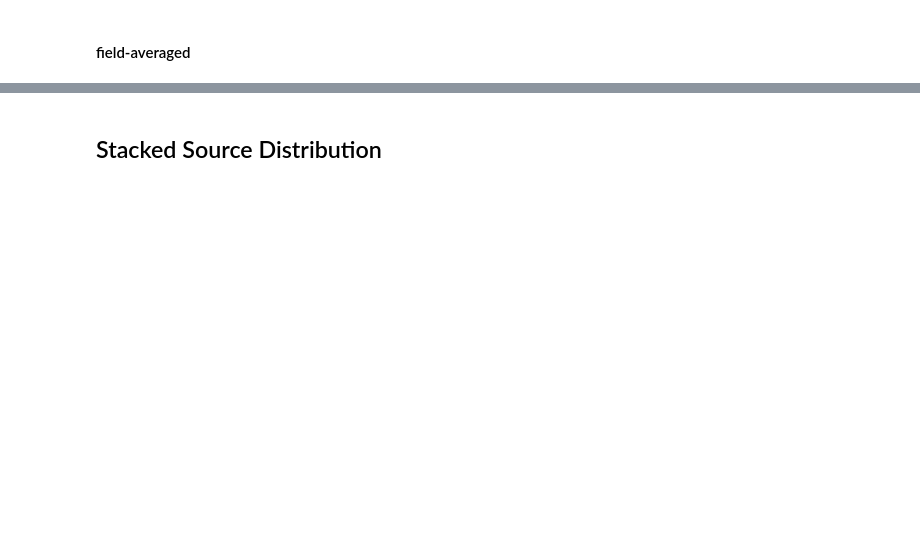
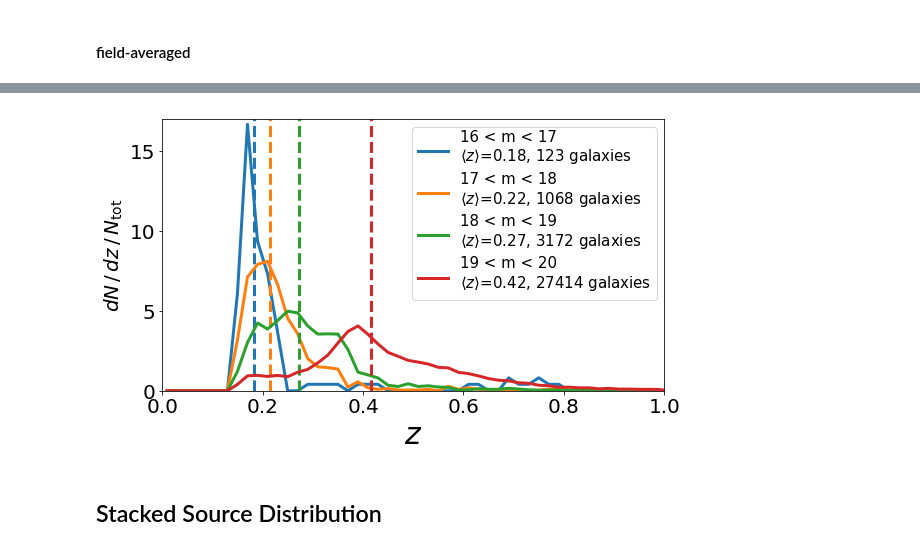
Before and after one commit to yuntingcheng/python_ciber, a Jupyter notebook: stack_modelfit/paperfigs.ipynb, the cells around one changed output, grey strips where cells are left out. Drawn from its saved outputs; the diff is of its cells as text; code cells hidden in the pictures; blank space fills up the shorter version.

```diff
--- a/stack_modelfit/paperfigs.ipynb
+++ b/stack_modelfit/paperfigs.ipynb
@@ -429,3 +365,53 @@ fig1.savefig('plots/paperfig/profile_avg.png'%(inst),
+# %%
+from astropy import units as u
+from ciber_info import *
+# from reduction import *
+# data_maps = {1: image_reduction(1), 2: image_reduction(2)}
+
+fig, ax = plt.subplots(1, 1, figsize = (9, 5))
+
+dz = 0.02
+binedges = np.arange(0,1.1,dz)
+bins = (binedges[1:] + binedges[:-1]) / 2
+
+htot = np.zeros([4, len(bins)],dtype=int)
+
+mask_inst1, mask_inst2 = \
+load_processed_images(data_maps, return_names=[(1,ifield,'mask_inst'),(2,ifield,'mask_inst')])
+
+meanzs = {}
+medianzs = {}
+for im,(m_min,m_max) in enumerate(zip(magbindict['m_min'],magbindict['m_max'])):
+    zs = np.array([])
+    for i,ifield in enumerate([4,5,6,7,8]):
+        field = fieldnamedict[ifield]
+        srcdat = ps_src_select(1, ifield, m_min, m_max,
+            [mask_inst1, mask_inst2], sample_type='all')
+        z = np.array(srcdat['zg_arr'])
+        zs = np.concatenate((zs,z))
+
+    meanzs[im] = np.mean(zs)
+    medianzs[im] = np.median(zs)
+    h,_ = np.histogram(zs, bins=binedges)
+    htot[im,:] = h
+
+for im,(m_min,m_max) in enumerate(zip(magbindict['m_min'],magbindict['m_max'])):
+    meanz = meanzs[im]
+    medianz = medianzs[im]
+    ax.plot(bins, htot[im,:]/np.sum(htot[im,:])/dz, lw=3,  c='C'+str(im),
+        label='%d < m < %d'%(m_min,m_max) + '\n'+  r'$\left< z \right>$=%.2f'%medianz \
+            + ', %d galaxies'%np.sum(htot[im,:]))
+    ax.axvline(medianz,c='C'+str(im),ls='--', lw=3)
+ax.set_xlabel('$z$', fontsize=30)
+ax.set_ylabel(r'$dN\,/\,dz\,/\,N_{\rm tot}$', fontsize=20)
+ax.tick_params(axis='x', labelsize=20)
+ax.tick_params(axis='y', labelsize=20)
+ax.legend(fontsize=15)
+ax.set_ylim([0,17])
+ax.set_xlim([0,1])
+plt.savefig('plots/z_kernel.pdf', dpi = 100, bbox_inches='tight')
+# %% [output]
+[figure, added]
 # %% [markdown]
 ## Stacked Source Distribution
 # %%
```
Also changed, not shown: parts of 12 cells of this notebook, 17 other files.
